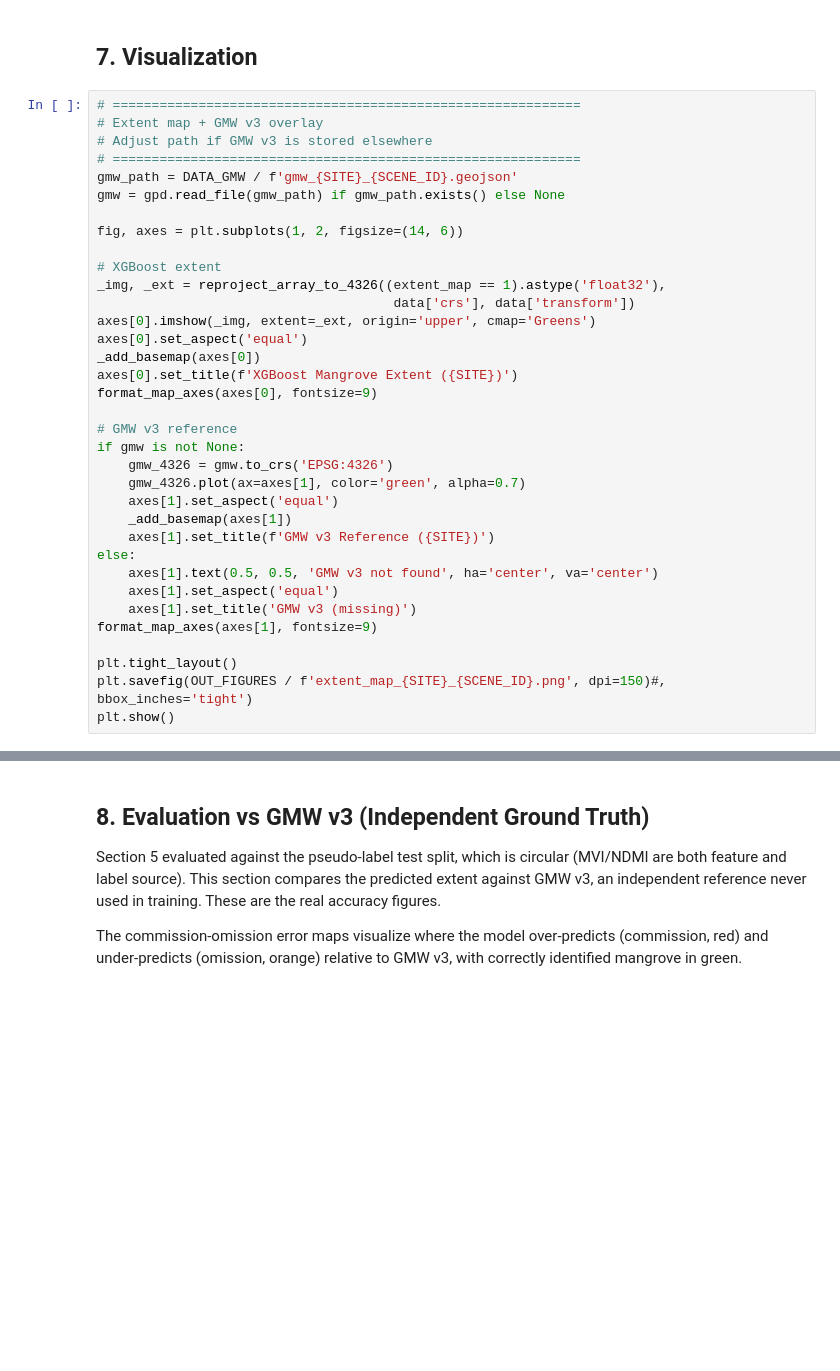
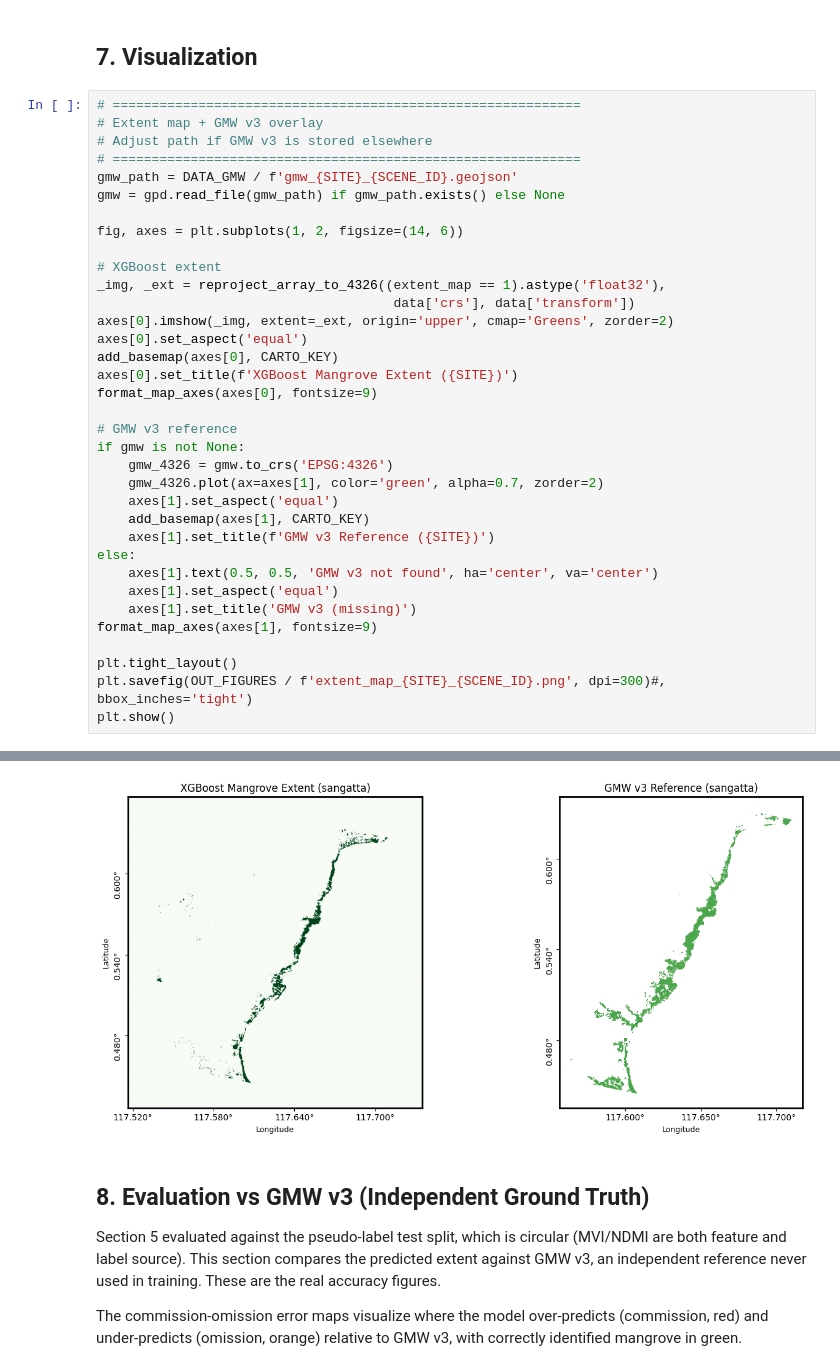
Before and after one commit to mwahyur46/tanager-mangrove-mapping, a Jupyter notebook: notebooks/02_classification.ipynb, the cells around one changed output, grey strips where cells are left out. Saved outputs shown, nothing was run; the diff lists cells and outputs as text; blank space fills up the shorter version.

```diff
--- a/notebooks/02_classification.ipynb
+++ b/notebooks/02_classification.ipynb
@@ -635,18 +664,18 @@ fig, axes = plt.subplots(1, 2, figsize=(14, 6))
 # XGBoost extent
 _img, _ext = reproject_array_to_4326((extent_map == 1).astype('float32'),
                                       data['crs'], data['transform'])
-axes[0].imshow(_img, extent=_ext, origin='upper', cmap='Greens')
+axes[0].imshow(_img, extent=_ext, origin='upper', cmap='Greens', zorder=2)
 axes[0].set_aspect('equal')
-_add_basemap(axes[0])
+add_basemap(axes[0], CARTO_KEY)
 axes[0].set_title(f'XGBoost Mangrove Extent ({SITE})')
 format_map_axes(axes[0], fontsize=9)
 
 # GMW v3 reference
 if gmw is not None:
     gmw_4326 = gmw.to_crs('EPSG:4326')
-    gmw_4326.plot(ax=axes[1], color='green', alpha=0.7)
+    gmw_4326.plot(ax=axes[1], color='green', alpha=0.7, zorder=2)
     axes[1].set_aspect('equal')
-    _add_basemap(axes[1])
+    add_basemap(axes[1], CARTO_KEY)
     axes[1].set_title(f'GMW v3 Reference ({SITE})')
 else:
     axes[1].text(0.5, 0.5, 'GMW v3 not found', ha='center', va='center')
@@ -655,5 +684,6 @@ else:
 format_map_axes(axes[1], fontsize=9)
 
 plt.tight_layout()
-plt.savefig(OUT_FIGURES / f'extent_map_{SITE}_{SCENE_ID}.png', dpi=150)#, bbox_inches='tight')
+plt.savefig(OUT_FIGURES / f'extent_map_{SITE}_{SCENE_ID}.png', dpi=300)#, bbox_inches='tight')
 plt.show()
+# %% [output]
@@ -660,3 +692,4 @@ plt.show()
+[figure, added]
 # %% [markdown]
 ## 8. Evaluation vs GMW v3 (Independent Ground Truth)
 
```
Also changed, not shown: parts of 13 cells of this notebook, 5 other files.
